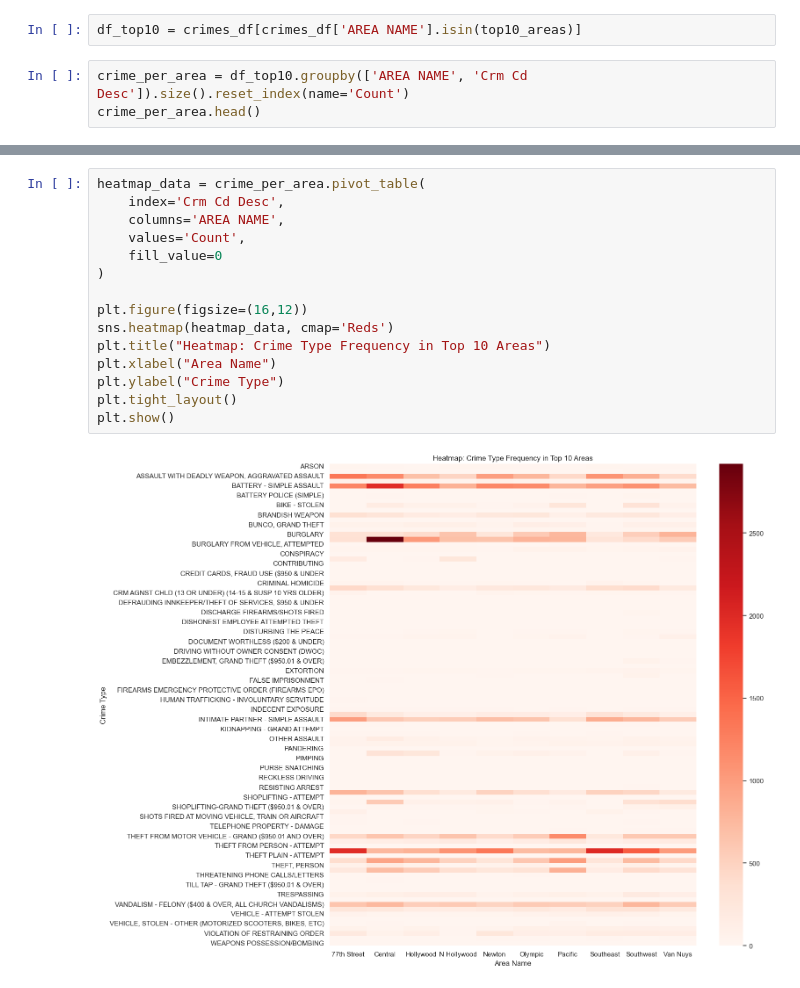
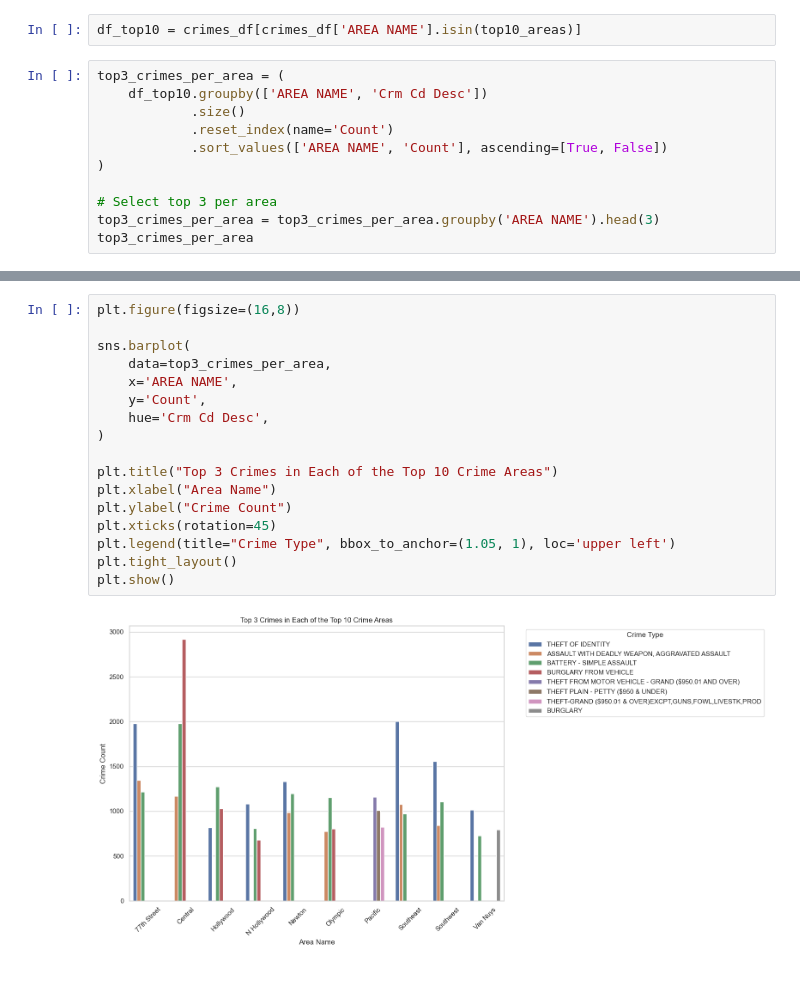
Before and after one commit to stanleyotieno1/Data-analysis-assignment, a Jupyter notebook: Jupyter-files/crime-rate.ipynb, the cells around one changed output, grey strips where cells are left out. Cells and saved outputs as stored; diff of their text form.

Commit message:
Data analysis

```diff
--- a/Jupyter-files/crime-rate.ipynb
+++ b/Jupyter-files/crime-rate.ipynb
@@ -212,7 +212,15 @@ Name: AREA NAME, dtype: object
 # %%
 df_top10 = crimes_df[crimes_df['AREA NAME'].isin(top10_areas)]
 # %%
-crime_per_area = df_top10.groupby(['AREA NAME', 'Crm Cd Desc']).size().reset_index(name='Count')
-crime_per_area.head()
+top3_crimes_per_area = (
+    df_top10.groupby(['AREA NAME', 'Crm Cd Desc'])
+            .size()
+            .reset_index(name='Count')
+            .sort_values(['AREA NAME', 'Count'], ascending=[True, False])
+)
+
+# Select top 3 per area
+top3_crimes_per_area = top3_crimes_per_area.groupby('AREA NAME').head(3)
+top3_crimes_per_area
 # %% [output]
 |  | AREA NAME | Crm Cd Desc | Count |
@@ -224,17 +243,19 @@ crime_per_area.head()
 # %%
-heatmap_data = crime_per_area.pivot_table(
-    index='Crm Cd Desc',
-    columns='AREA NAME',
-    values='Count',
-    fill_value=0
+plt.figure(figsize=(16,8))
+
+sns.barplot(
+    data=top3_crimes_per_area,
+    x='AREA NAME',
+    y='Count',
+    hue='Crm Cd Desc',
 )
 
-plt.figure(figsize=(16,12))
-sns.heatmap(heatmap_data, cmap='Reds')
-plt.title("Heatmap: Crime Type Frequency in Top 10 Areas")
+plt.title("Top 3 Crimes in Each of the Top 10 Crime Areas")
 plt.xlabel("Area Name")
-plt.ylabel("Crime Type")
+plt.ylabel("Crime Count")
+plt.xticks(rotation=45)
+plt.legend(title="Crime Type", bbox_to_anchor=(1.05, 1), loc='upper left')
 plt.tight_layout()
 plt.show()
 # %% [output]
-[figure, old version]
+[figure, new version]
```
Also changed, not shown: parts of 1 cell of this notebook.
